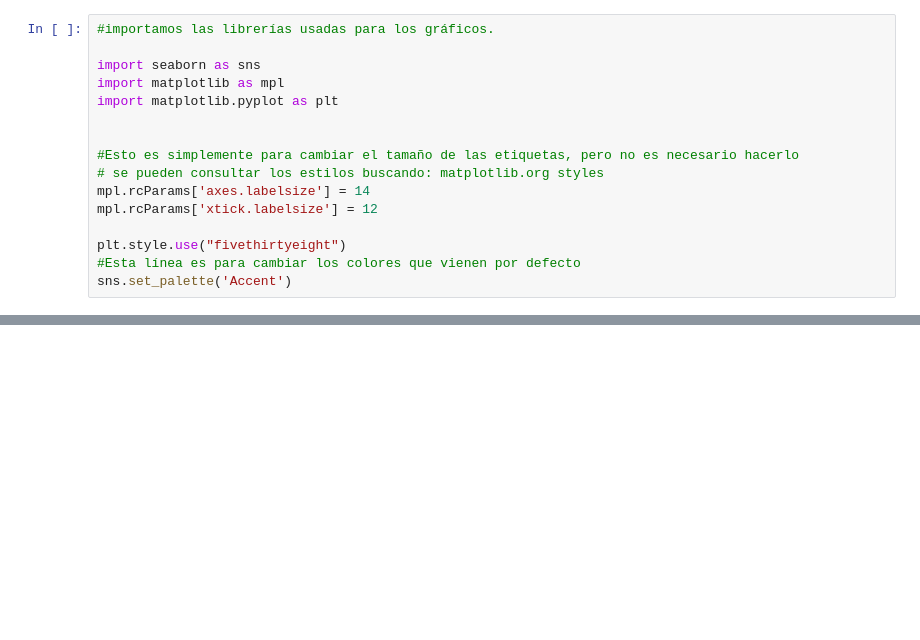
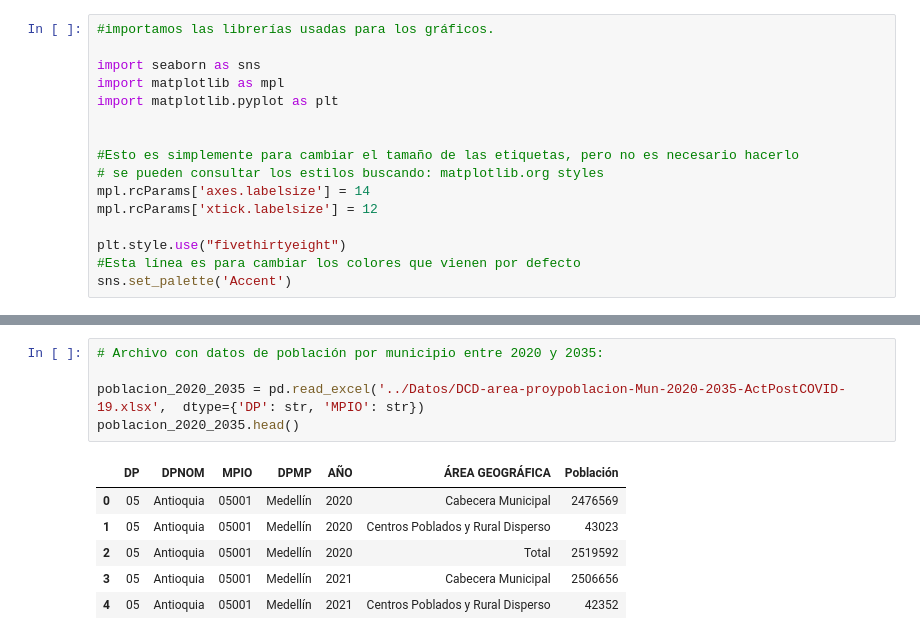
Before and after one commit to SPMINE-2425/repo_jaecheverrys, a Jupyter notebook: Código/exploracion_secuestros.ipynb, the cells around one changed output, grey strips where cells are left out. Cells and saved outputs as stored; diff of their text form; blank space fills up the shorter version.

```diff
--- a/Código/exploracion_secuestros.ipynb
+++ b/Código/exploracion_secuestros.ipynb
@@ -142,0 +193,12 @@ KeyboardInterrupt:
+# %%
+# Archivo con datos de población por municipio entre 2020 y 2035:
+
+poblacion_2020_2035 = pd.read_excel('../Datos/DCD-area-proypoblacion-Mun-2020-2035-ActPostCOVID-19.xlsx',  dtype={'DP': str, 'MPIO': str})
+poblacion_2020_2035.head()
+# %% [output]
+|  | DP | DPNOM | MPIO | DPMP | AÑO | ÁREA GEOGRÁFICA | Población |
+| 0 | 05 | Antioquia | 05001 | Medellín | 2020 | Cabecera Municipal | 2476569 |
+| 1 | 05 | Antioquia | 05001 | Medellín | 2020 | Centros Poblados y Rural Disperso | 43023 |
+| 2 | 05 | Antioquia | 05001 | Medellín | 2020 | Total | 2519592 |
+| 3 | 05 | Antioquia | 05001 | Medellín | 2021 | Cabecera Municipal | 2506656 |
+| 4 | 05 | Antioquia | 05001 | Medellín | 2021 | Centros Poblados y Rural Disperso | 42352 |
```
Also changed, not shown: parts of 10 cells of this notebook, 5 other files.
